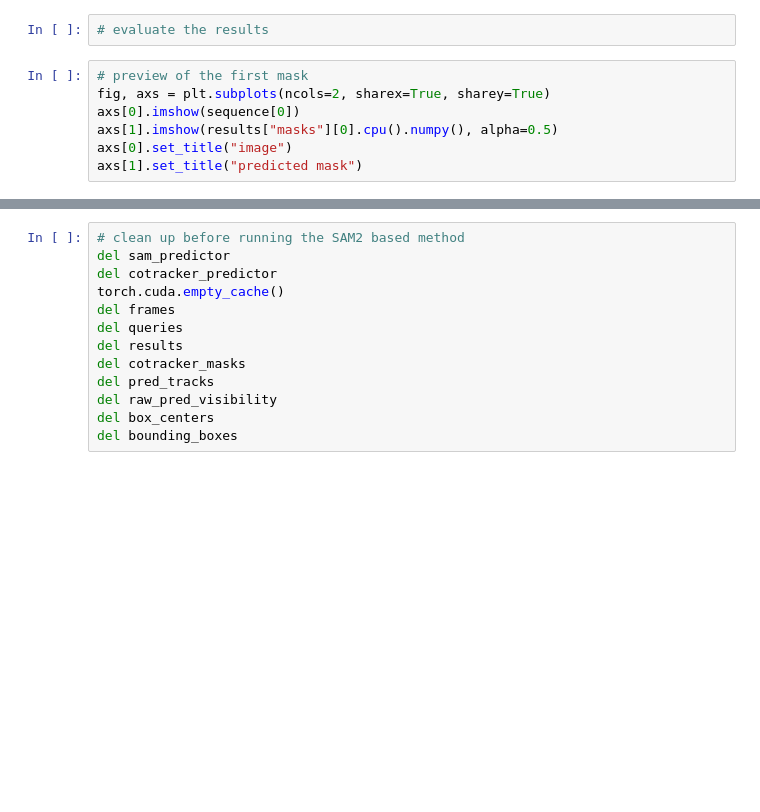
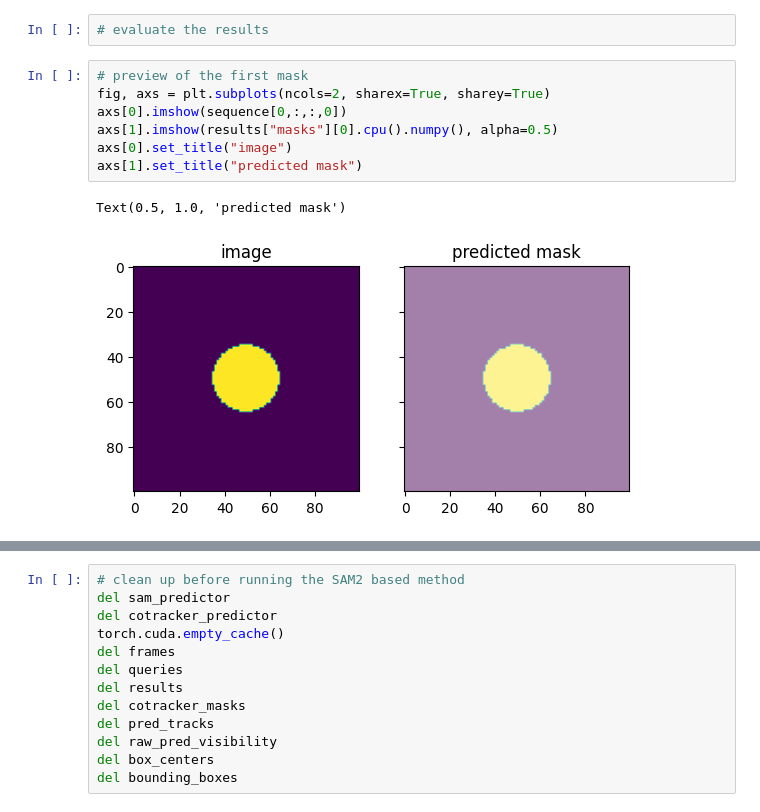
Before and after one commit to LMUK-RADONC-PHYS-RES/mrgrt-target-localization-using-foundation-models, a Jupyter notebook: foundation_models_for_mrgrt.ipynb, the cells around one changed output, grey strips where cells are left out. Drawn from its saved outputs; the diff is of its cells as text; blank space fills up the shorter version.

```diff
--- a/foundation_models_for_mrgrt.ipynb
+++ b/foundation_models_for_mrgrt.ipynb
@@ -285,10 +297,13 @@ with torch.inference_mode(): # run in inference_mode, as we don't need gradients
 # %%
 # preview of the first mask
 fig, axs = plt.subplots(ncols=2, sharex=True, sharey=True)
-axs[0].imshow(sequence[0])
+axs[0].imshow(sequence[0,:,:,0])
 axs[1].imshow(results["masks"][0].cpu().numpy(), alpha=0.5)
 axs[0].set_title("image")
 axs[1].set_title("predicted mask")
+# %% [output]
+Text(0.5, 1.0, 'predicted mask')
+[figure, added]
 # %%
 # as an example evaluation we compute the bbox center position of the predicted masks
 # and compare it to the ground truth path
```
Also changed, not shown: parts of 10 cells of this notebook, 1 other file.
